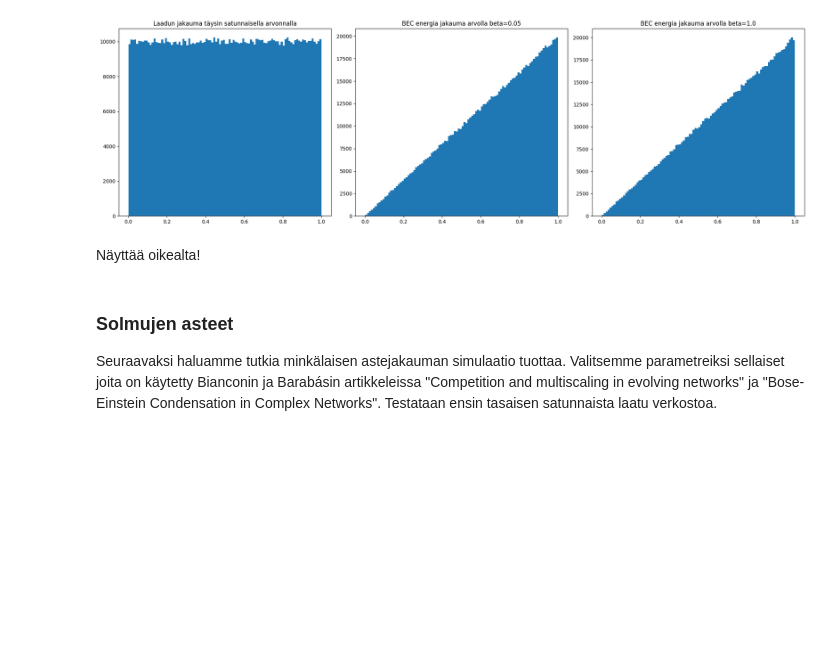
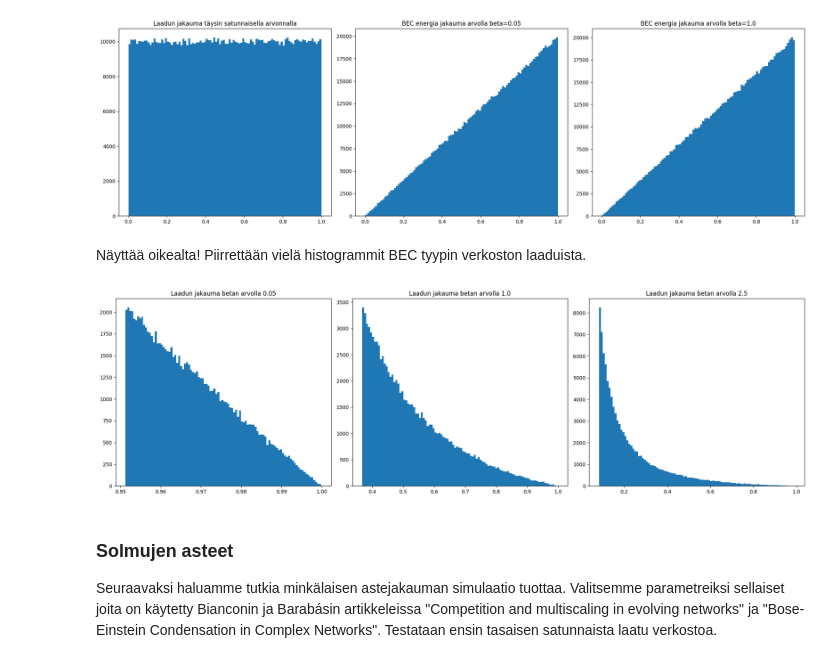
Before and after one commit to MiloSulin/nt-project, a Jupyter notebook: main.ipynb, the cells around one changed output. Drawn from its saved outputs; the diff is of its cells as text; code cells hidden in the pictures; blank space fills up the shorter version.

```diff
--- a/main.ipynb
+++ b/main.ipynb
@@ -47,8 +46,27 @@ plt.tight_layout()
 plt.show()
 # %% [output]
 [figure]
-# %% [markdown]
-Näyttää oikealta!
+# %% [markdown]
+Näyttää oikealta! Piirrettään vielä histogrammit BEC tyypin verkoston laaduista.
+# %%
+bec_fit1, _ = BB.generateBianconiBarabasi(100000, 2, 0.05, 'BEC')
+bec_fit2, _ = BB.generateBianconiBarabasi(100000, 2, 1.0, 'BEC')
+bec_fit3, _ = BB.generateBianconiBarabasi(100000, 2, 2.5, 'BEC')
+
+fig, axes = plt.subplots(1, 3, figsize=(20,6))
+
+axes[0].hist(list(bec_fit1.values()), bins=100, label='Simulaatio')
+axes[1].hist(list(bec_fit2.values()), bins=100, label='Simulaatio')
+axes[2].hist(list(bec_fit3.values()), bins=100, label='Simulaatio')
+
+axes[0].title.set_text("Laadun jakauma betan arvolla 0.05")
+axes[1].title.set_text("Laadun jakauma betan arvolla 1.0")
+axes[2].title.set_text("Laadun jakauma betan arvolla 2.5")
+
+plt.tight_layout()
+plt.show()
+# %% [output]
+[figure, added]
 # %% [markdown]
 ### Solmujen asteet
 Seuraavaksi haluamme tutkia minkälaisen astejakauman simulaatio tuottaa. Valitsemme parametreiksi sellaiset joita on käytetty Bianconin ja Barabásin artikkeleissa "Competition and multiscaling in evolving networks" ja "Bose-Einstein Condensation in Complex Networks". Testataan ensin tasaisen satunnaista laatu verkostoa.
```
Also changed, not shown: parts of 1 cell of this notebook.
